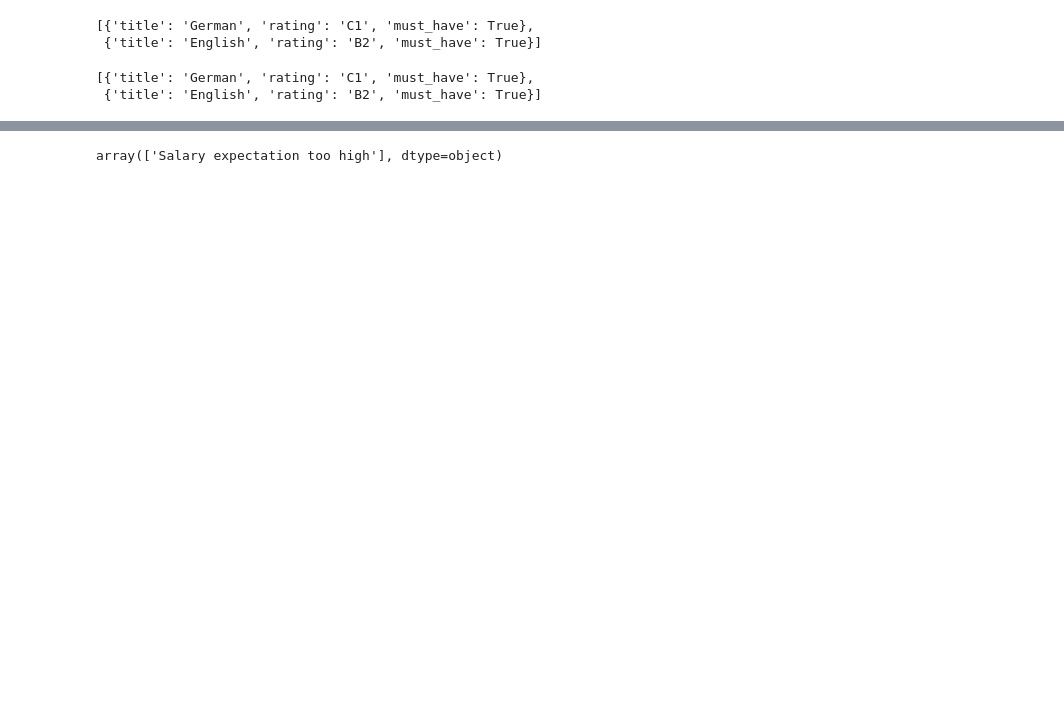
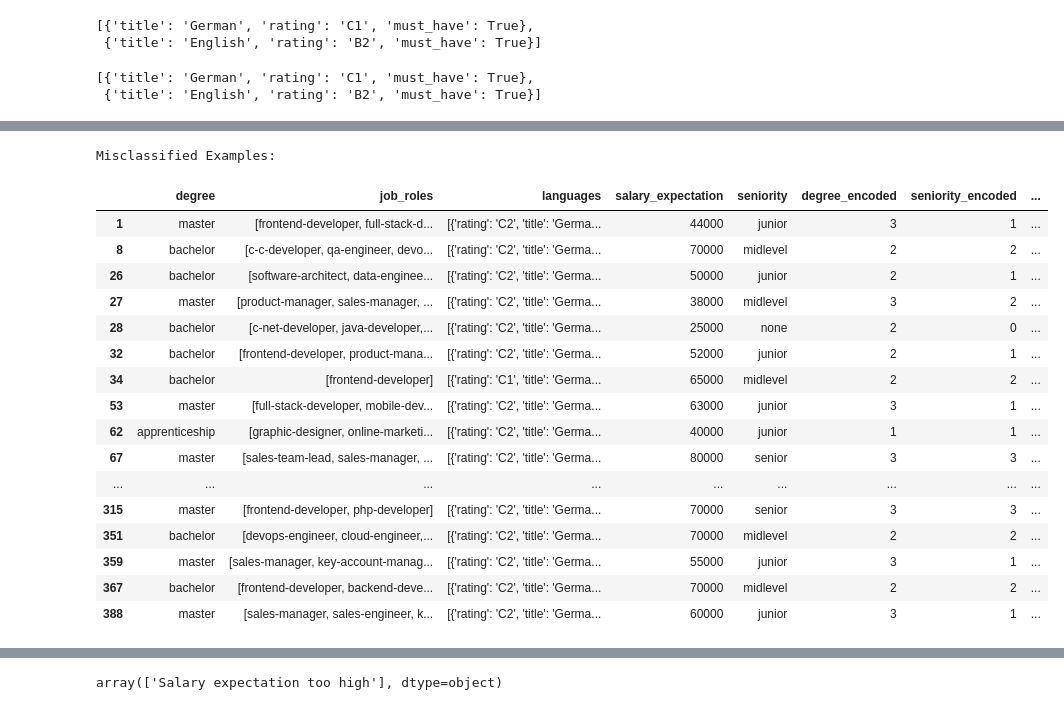
Before and after one commit to aleksabisercic/instaffo_matching, a Jupyter notebook: notebook.ipynb, the cells around one changed output, grey strips where cells are left out. Cells and saved outputs as stored; diff of their text form; code cells hidden in the pictures; blank space fills up the shorter version.

```diff
--- a/notebook.ipynb
+++ b/notebook.ipynb
@@ -379,0 +1540,41 @@ All rows with label=True haintve all must_have criteria fulfilled: True
+# %%
+import pandas as pd
+
+# Assuming y_test and y_pred are already defined
+# Assuming original_df is the original DataFrame
+
+# Convert y_test to a pandas Series if it's not already
+y_test_series = pd.Series(y_test.to_numpy().flatten(), name='Actual')
+
+# Get misclassified indices
+misclassified_indices = y_test_series.index[y_test_series != y_pred]
+
+# Fetch misclassified examples from the original DataFrame
+misclassified_examples = df.loc[misclassified_indices]
+
+# Add actual and predicted values to the misclassified examples
+misclassified_examples['Actual'] = y_test_series.loc[misclassified_indices].values
+misclassified_examples['Predicted'] = y_pred[misclassified_indices]
+
+# Display misclassified examples
+print("Misclassified Examples:")
+misclassified_examples
+# %% [output]
+Misclassified Examples:
+|  | degree | job_roles | languages | salary_expectation | seniority | degree_encoded | seniority_encoded | ... |
+| 1 | master | [frontend-developer, full-stack-d... | [{'rating': 'C2', 'title': 'Germa... | 44000 | junior | 3 | 1 | ... |
+| 8 | bachelor | [c-c-developer, qa-engineer, devo... | [{'rating': 'C2', 'title': 'Germa... | 70000 | midlevel | 2 | 2 | ... |
+| 26 | bachelor | [software-architect, data-enginee... | [{'rating': 'C2', 'title': 'Germa... | 50000 | junior | 2 | 1 | ... |
+| 27 | master | [product-manager, sales-manager, ... | [{'rating': 'C2', 'title': 'Germa... | 38000 | midlevel | 3 | 2 | ... |
+| 28 | bachelor | [c-net-developer, java-developer,... | [{'rating': 'C2', 'title': 'Germa... | 25000 | none | 2 | 0 | ... |
+| 32 | bachelor | [frontend-developer, product-mana... | [{'rating': 'C2', 'title': 'Germa... | 52000 | junior | 2 | 1 | ... |
+| 34 | bachelor | [frontend-developer] | [{'rating': 'C1', 'title': 'Germa... | 65000 | midlevel | 2 | 2 | ... |
+| 53 | master | [full-stack-developer, mobile-dev... | [{'rating': 'C2', 'title': 'Germa... | 63000 | junior | 3 | 1 | ... |
+| 62 | apprenticeship | [graphic-designer, online-marketi... | [{'rating': 'C2', 'title': 'Germa... | 40000 | junior | 1 | 1 | ... |
+| 67 | master | [sales-team-lead, sales-manager, ... | [{'rating': 'C2', 'title': 'Germa... | 80000 | senior | 3 | 3 | ... |
+| ... | ... | ... | ... | ... | ... | ... | ... | ... |
+| 315 | master | [frontend-developer, php-developer] | [{'rating': 'C2', 'title': 'Germa... | 70000 | senior | 3 | 3 | ... |
+| 351 | bachelor | [devops-engineer, cloud-engineer,... | [{'rating': 'C2', 'title': 'Germa... | 70000 | midlevel | 2 | 2 | ... |
+| 359 | master | [sales-manager, key-account-manag... | [{'rating': 'C2', 'title': 'Germa... | 55000 | junior | 3 | 1 | ... |
+| 367 | bachelor | [frontend-developer, backend-deve... | [{'rating': 'C2', 'title': 'Germa... | 70000 | midlevel | 2 | 2 | ... |
+| 388 | master | [sales-manager, sales-engineer, k... | [{'rating': 'C2', 'title': 'Germa... | 60000 | junior | 3 | 1 | ... |
```
Also changed, not shown: parts of 27 cells of this notebook, 3 other files.
